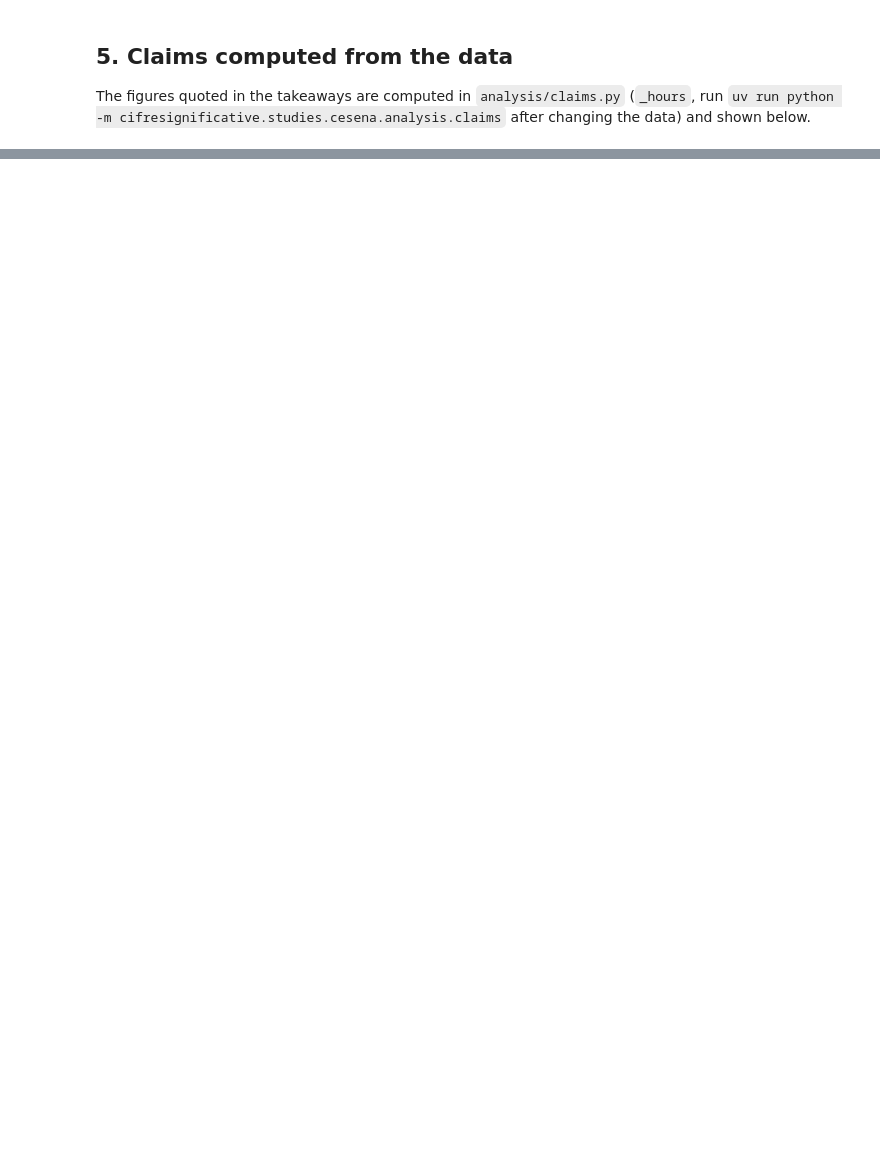
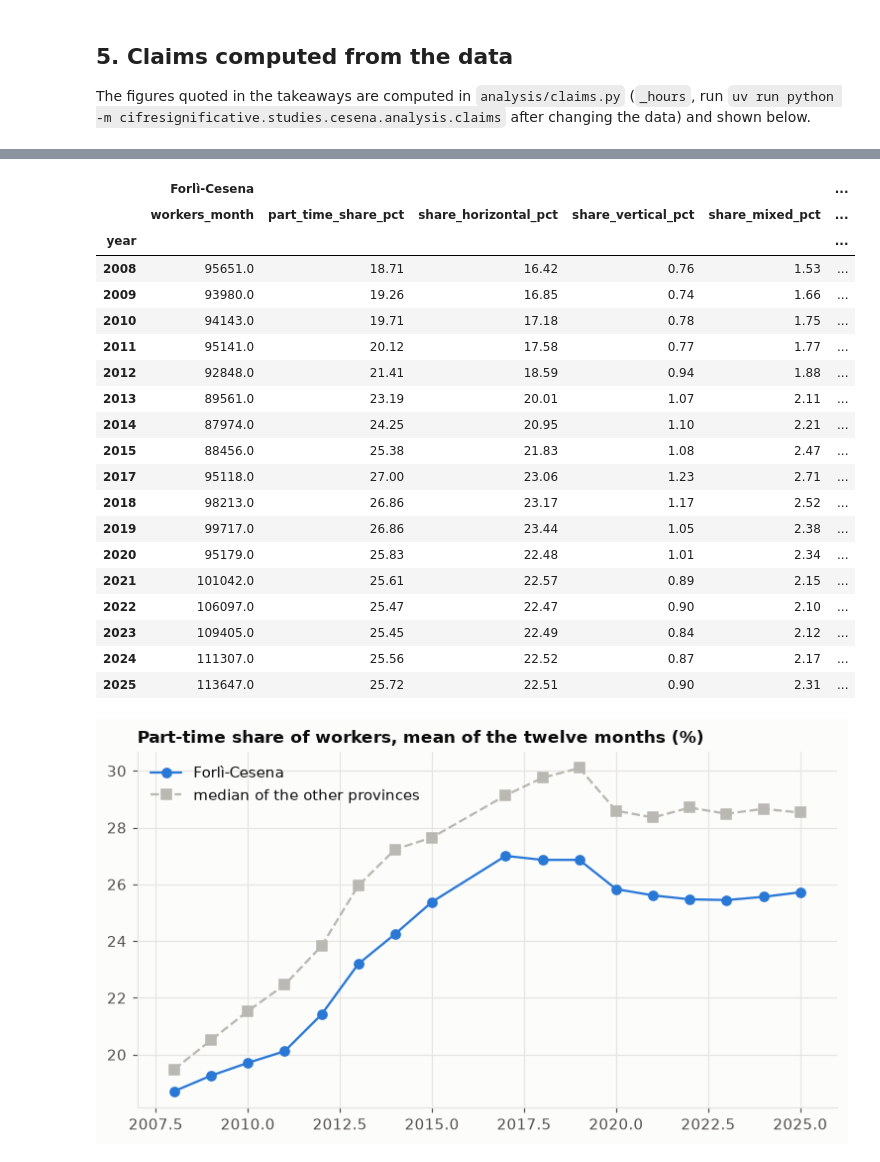
Before and after one commit to dbellavista/cifre-significative, a Jupyter notebook: studies/cesena/notebooks/06_hours.ipynb, the cells around one changed output, grey strips where cells are left out. Drawn from its saved outputs; the diff is of its cells as text; code cells hidden in the pictures; blank space fills up the shorter version.

```diff
--- a/studies/cesena/notebooks/06_hours.ipynb
+++ b/studies/cesena/notebooks/06_hours.ipynb
@@ -216,0 +243,9 @@ display(claims_for_notebook("06"))
+# %%
+tot = h.totals_panel(inps.load_totals())
+display(tot.xs(h.UNIT, level="province").round(1))
+rows = []
+for y0, y1 in ((2019, 2020), (2019, 2021), (2021, 2022), (2022, 2023), (2023, 2024), (2024, 2025), (2021, 2025), (2019, 2025)):
+    g = h.totals_growth(tot, y0, y1, h.comparable_provinces(tot, (y0, y1)))
+    r = h.unit_vs_others(g)[["unit", "median_others", "rank", "n_others"]]
+    rows.append(r.assign(window=f"{y0}-{y1}").reset_index(names="measure"))
+display(pd.concat(rows).set_index(["window", "measure"]).round(2))
@@ -216,0 +295,38 @@ display(claims_for_notebook("06"))
+# %%
+wt = inps.load_working_time()
+wtp = h.working_time_panel(wt)
+fcw = wtp.xs(h.UNIT, level="province")
+medw = wtp.drop(index=h.UNIT, level="province").groupby("year")[["part_time_share_pct", "share_horizontal_pct", "share_vertical_pct", "share_mixed_pct"]].median()
+display(pd.concat({"Forlì-Cesena": fcw[["workers_month", "part_time_share_pct", "share_horizontal_pct", "share_vertical_pct", "share_mixed_pct"]], "median others": medw}, axis=1).round(2))
+fig, ax = plt.subplots(figsize=(7, 4))
+ax.plot(fcw.index, fcw.part_time_share_pct, "o-", color=ITALY_C, label="Forlì-Cesena")
+ax.plot(medw.index, medw.part_time_share_pct, "s--", color=PEER_C, label="median of the other provinces")
+ax.set_title("Part-time share of workers, mean of the twelve months (%)"); ax.legend(); ax.set_xlim(2007, 2026)
+plt.tight_layout(); plt.show()
+rows = []
+for y0, y1 in ((2008, 2025), (2008, 2019), (2019, 2025), (2021, 2025)):
+    r = h.unit_vs_others(h.working_time_change(wtp, y0, y1, h.comparable_provinces(wtp, (y0, y1))))[["unit", "median_others", "rank", "n_others"]]
+    rows.append(r.assign(window=f"{y0}-{y1}").reset_index(names="measure"))
+display(pd.concat(rows).set_index(["window", "measure"]).round(2))
+# %% [output]
+|  | Forlì-Cesena |  |  |  |  | ... |
+|  | workers_month | part_time_share_pct | share_horizontal_pct | share_vertical_pct | share_mixed_pct | ... |
+| year |  |  |  |  |  | ... |
+| 2008 | 95651.0 | 18.71 | 16.42 | 0.76 | 1.53 | ... |
+| 2009 | 93980.0 | 19.26 | 16.85 | 0.74 | 1.66 | ... |
+| 2010 | 94143.0 | 19.71 | 17.18 | 0.78 | 1.75 | ... |
+| 2011 | 95141.0 | 20.12 | 17.58 | 0.77 | 1.77 | ... |
+| 2012 | 92848.0 | 21.41 | 18.59 | 0.94 | 1.88 | ... |
+| 2013 | 89561.0 | 23.19 | 20.01 | 1.07 | 2.11 | ... |
+| 2014 | 87974.0 | 24.25 | 20.95 | 1.10 | 2.21 | ... |
+| 2015 | 88456.0 | 25.38 | 21.83 | 1.08 | 2.47 | ... |
+| 2017 | 95118.0 | 27.00 | 23.06 | 1.23 | 2.71 | ... |
+| 2018 | 98213.0 | 26.86 | 23.17 | 1.17 | 2.52 | ... |
+| 2019 | 99717.0 | 26.86 | 23.44 | 1.05 | 2.38 | ... |
+| 2020 | 95179.0 | 25.83 | 22.48 | 1.01 | 2.34 | ... |
+| 2021 | 101042.0 | 25.61 | 22.57 | 0.89 | 2.15 | ... |
+| 2022 | 106097.0 | 25.47 | 22.47 | 0.90 | 2.10 | ... |
+| 2023 | 109405.0 | 25.45 | 22.49 | 0.84 | 2.12 | ... |
+| 2024 | 111307.0 | 25.56 | 22.52 | 0.87 | 2.17 | ... |
+| 2025 | 113647.0 | 25.72 | 22.51 | 0.90 | 2.31 | ... |
+[figure, added]
```
Also changed, not shown: parts of 19 cells of this notebook, 10 other files.
